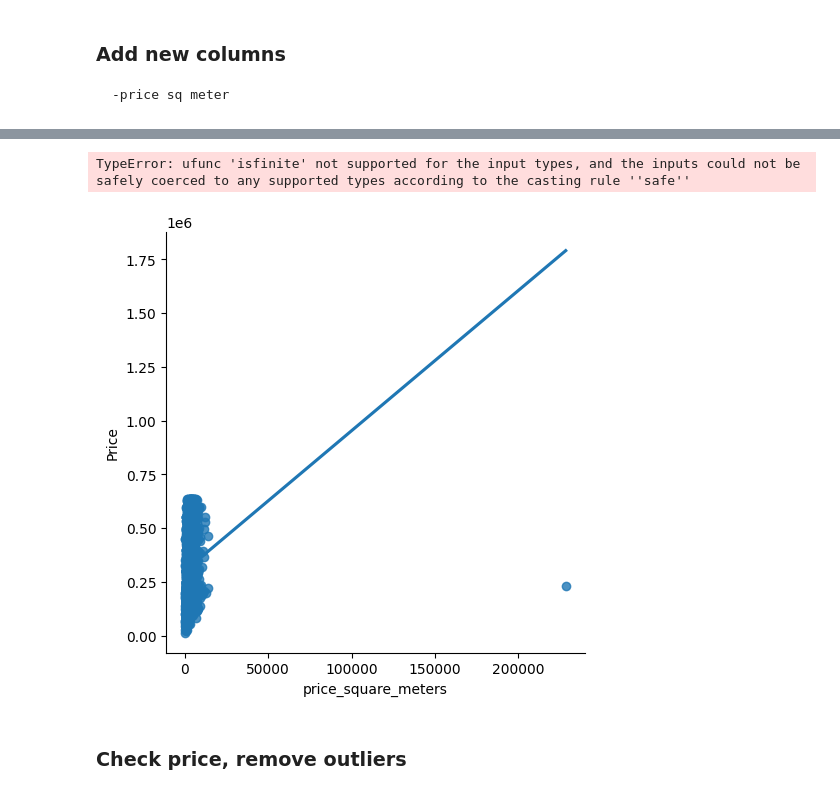
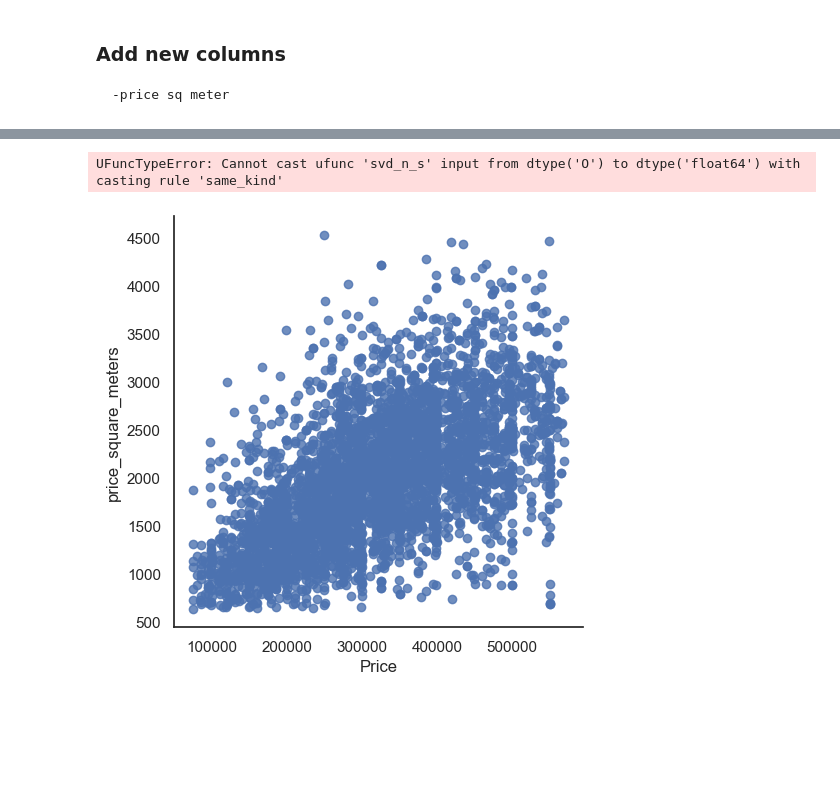
Before and after one commit to Laverdure77/immo_Eliza_Data_Analysis, a Jupyter notebook: main.ipynb, the cells around one changed output, grey strips where cells are left out. Saved outputs shown, nothing was run; the diff lists cells and outputs as text; code cells hidden in the pictures; blank space fills up the shorter version.

```diff
--- a/main.ipynb
+++ b/main.ipynb
@@ -127,0 +133,12 @@ data.head()
+# %%
+# Remove rows where Living area is missing
+data.drop((data[data['Living area'].isna()].index), inplace=True)
+# Check if no more rows with missing 'Living area'
+data['Living area'].isna().sum()
+
+# Creat new column with price per square meter
+data['price_square_meters'] = (data['Price'] / data['Living area'])
+# Make sure the data type of the new column is numeric
+data['price_square_meters'] = (pd.to_numeric(data['price_square_meters'], errors='coerce')).round(2)
+
+data['price_square_meters'].info()
@@ -128,15 +181,22 @@ data.head()
 # %%
-data = data.drop(data[data['Living area'].isna()].index)
-data = data.drop(data[data['price_square_meters'].isna()].index)
-data['price_square_meters'].isnull().sum()
-q1 , q3 = data['Price'].quantile([0.25,0.75])
-iqr = q3 - q1
-# print(q1,q3)
 
-data = data[(data['Price'] > (q1 - 1.5*iqr)) & (data['Price'] < ((q3 + 1.5*iqr)))]
-data = data[(data['price_square_meters'] > (q1 - 1.5*iqr)) & (data['price_square_meters'] < ((q3 + 1.5*iqr)))]
+
+
+q1_price , q3_price = data['Price'].quantile([0.25,0.75])
+iqr_price = q3_price - q1_price
+q1_pricesqm , q3_pricesqm = data['price_square_meters'].quantile([0.25,0.75])
+iqr_pricesqm = q3_pricesqm - q1_pricesqm
+
+iqr_coef = 1
+data = data[(data['Price'] > (q1_price - iqr_coef*iqr_price)) & (data['Price'] < ((q3_price + iqr_coef*iqr_price)))]
+data = data[(data['price_square_meters'] > (q1_pricesqm - iqr_coef*iqr_pricesqm)) & (data['price_square_meters'] < ((q3_pricesqm + iqr_coef*iqr_pricesqm)))]
 # data['Living area'].dtypes
 # data['price_square_meters'].dtypes
-g_price = sns.relplot(x="price_square_meters", y='Price',hue='Subtype',hue_order=['HOUSE','APARTMENT'],kind='scatter', style="Subtype", style_order=['HOUSE','APARTMENT'],  data=data)
-g_price.set(xlim=(0,10000))
+g_price = sns.relplot(x='Price', y='price_square_meters',hue='Subtype',hue_order=['HOUSE','APARTMENT'], kind='scatter', style="Subtype", style_order=['HOUSE','APARTMENT'],  data=data)
+
+g_price
+plt.show()
+
+
+# g_price.set(xlim=(0,10000))
 # %% [output]
@@ -145,16 +204,15 @@ KeyError: 'PENTHOUSE'
 # %%
 data['price_square_meters'].isna().sum()
-g_price_linearreg = sns.lmplot(x="price_square_meters", y='Price',  data=data)
+g_price_linearreg = sns.lmplot(x='Price', y='price_square_meters',hue='Subtype',hue_order=['HOUSE','APARTMENT'], data=data)
 print(type(g_price_linearreg))
-plt.xlim(0,10000)
+# plt.xlim(0,10000)
+plt.xticks(rotation=90)
 plt.show()
 
 # check pricesq meter is float64
 #  TBD: Quantile for the two datas, in a function
 
 #  Do a boxplot of ap and houses price, mean, iqr,std, outliers
 # %% [output]
-TypeError: ufunc 'isfinite' not supported for the input types, and the inputs could not be safely coerced to any supported types according to the casting rule ''safe''
+UFuncTypeError: Cannot cast ufunc 'svd_n_s' input from dtype('O') to dtype('float64') with casting rule 'same_kind'
-[figure, old version]
+[figure, new version]
-# %% [markdown]
-### Check price, remove outliers
```
Also changed, not shown: parts of 21 cells of this notebook, 3 other files.
